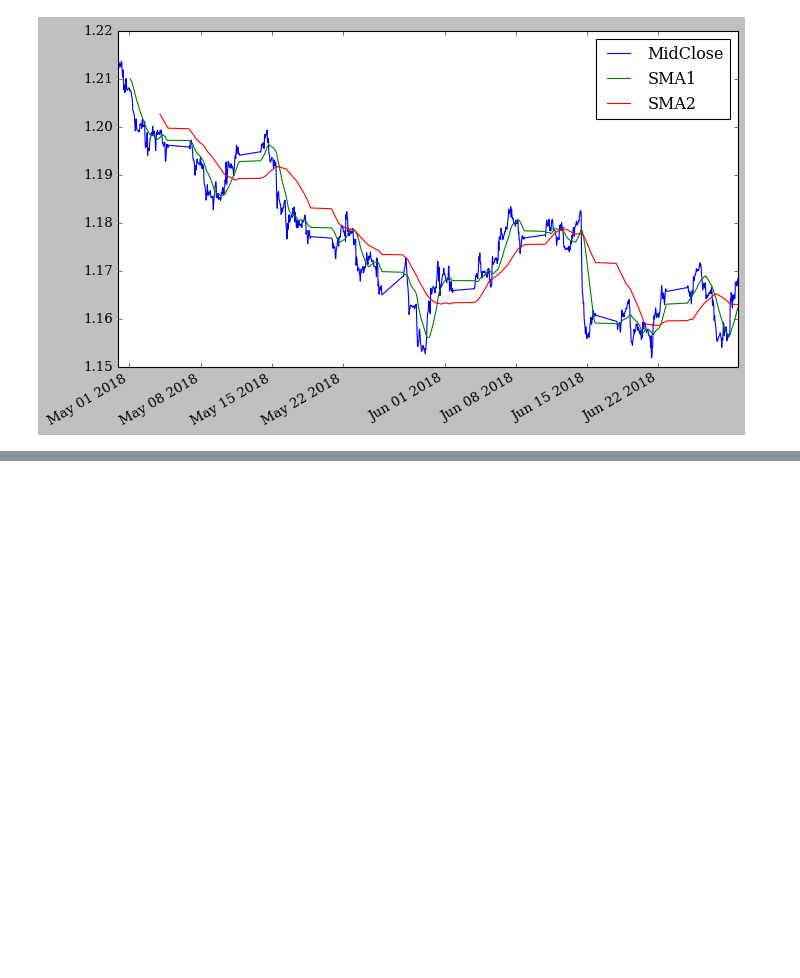
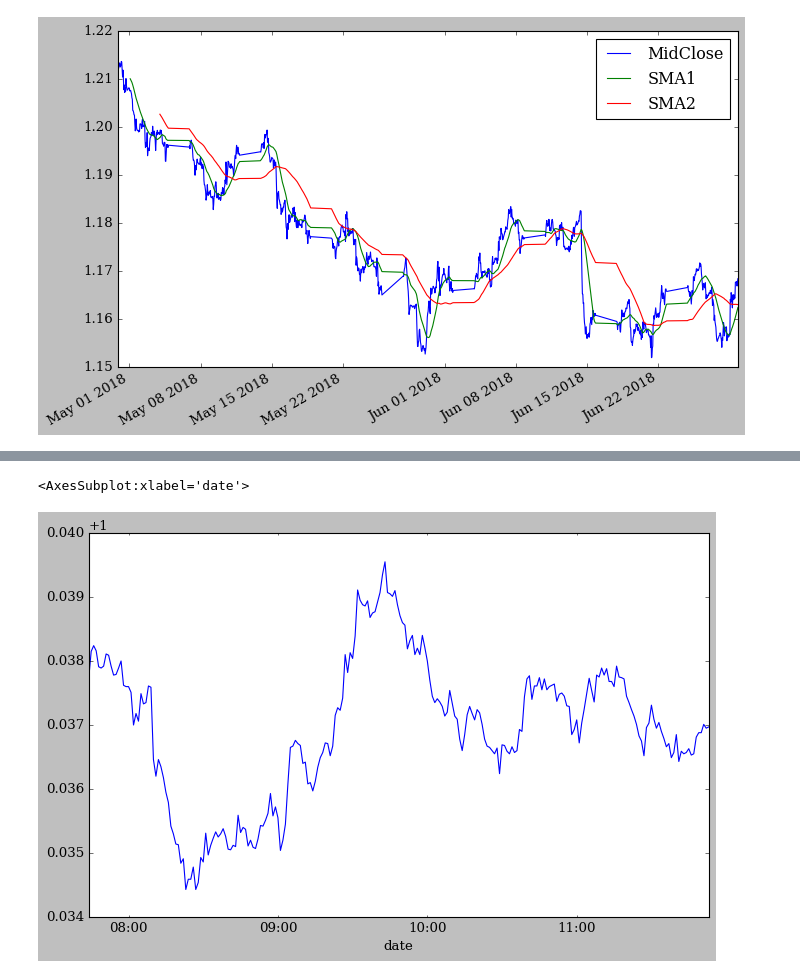
Before and after one commit to Hosung-Ahn/trading, a Jupyter notebook: flatform/note.ipynb, the cells around one changed output, grey strips where cells are left out. Saved outputs shown, nothing was run; the diff lists cells and outputs as text; code cells hidden in the pictures; blank space fills up the shorter version.

```diff
--- a/flatform/note.ipynb
+++ b/flatform/note.ipynb
@@ -121,0 +171,6 @@ data[['MidClose', 'SMA1', 'SMA2']].plot(figsize=(10,6))
+# %%
+candles = api.get_candles("EUR/USD", period='m1', number=250)
+candles['askclose'].plot(figsize=(10,6))
+# %% [output]
+<AxesSubplot:xlabel='date'>
+[figure, added]
```
Also changed, not shown: parts of 8 cells of this notebook.
